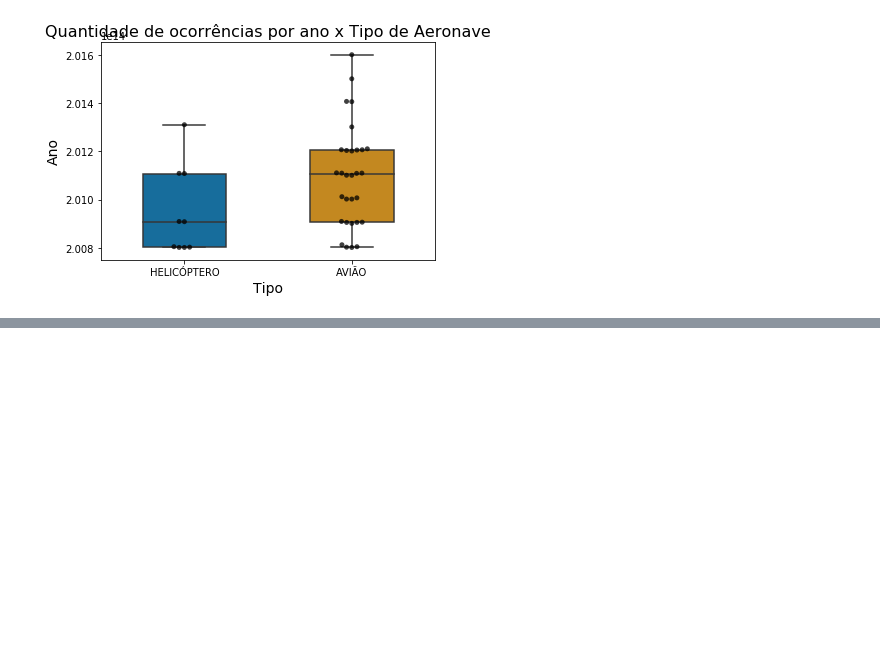
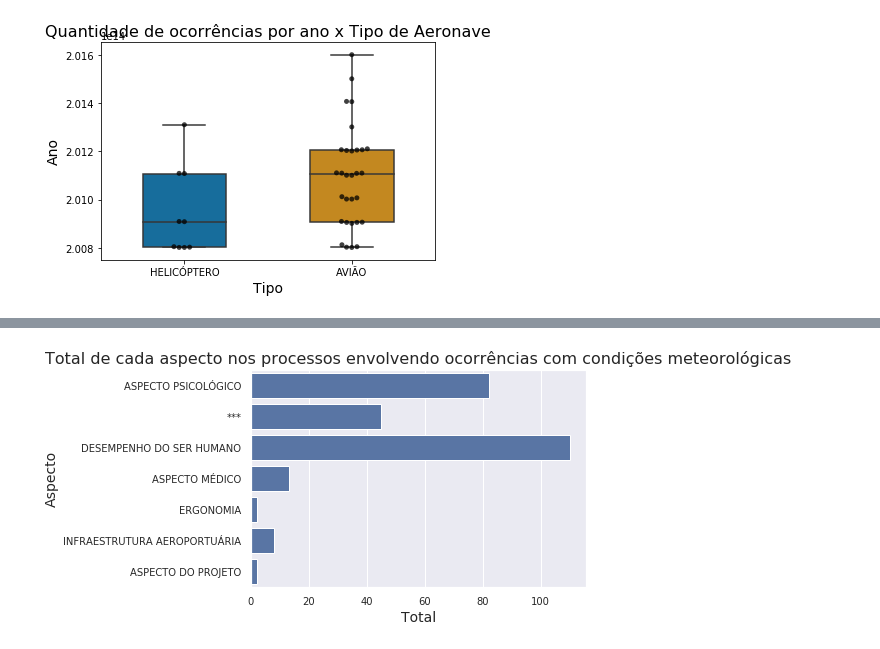
Before and after one commit to joao-damorim/.github.io, a Jupyter notebook: Dfly.ipynb, the cells around one changed output, grey strips where cells are left out. Saved outputs shown, nothing was run; the diff lists cells and outputs as text; code cells hidden in the pictures; blank space fills up the shorter version.

Commit message:
Análise dos dados usando Seaborn, Boxplots e Countplots.

```diff
--- a/Dfly.ipynb
+++ b/Dfly.ipynb
@@ -486,0 +514,25 @@ bplot.tick_params(labelsize=10)
+# %%
+#sns.set(style="whitegrid")
+
+bplot=sns.countplot(y="fator_aspecto", data=tabelao_40_fatores, color="b")
+
+bplot.axes.set_title("Total de cada aspecto nos processos envolvendo ocorrências com condições meteorológicas",
+                    fontsize=16)
+
+bplot.set_xlabel("Total",
+                fontsize=14)
+
+bplot.set_ylabel("Aspecto",
+                fontsize=14)
+
+bplot.tick_params(labelsize=10)
+
+#data_counts_1 = tabelao_40_fatores['fator_condicionante'].value_counts()
+
+#print(data_counts_1)
+
+#ax = sns.barplot(data=data_counts_1)
+
+#tabelao_40_fatores.fator_aspecto.value_counts().plot(kind='barh', figsize=(10,5), grid=False, rot=0, color='blue')
+# %% [output]
+[figure, added]
```
Also changed, not shown: parts of 8 cells of this notebook.
